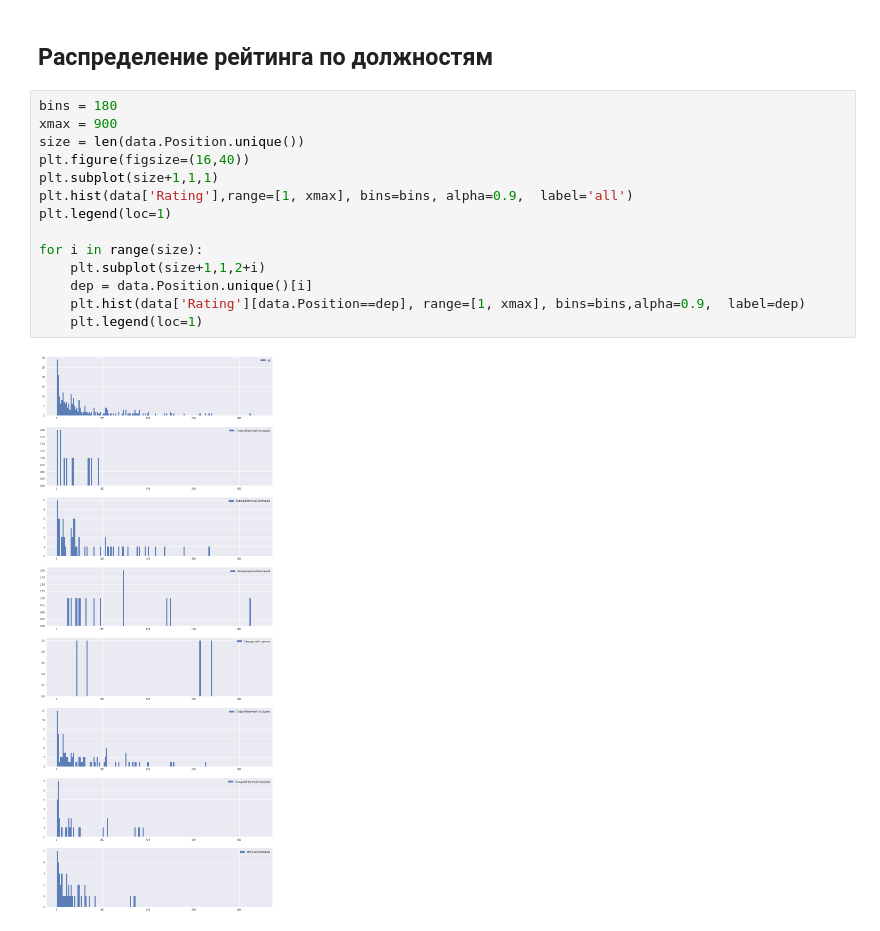
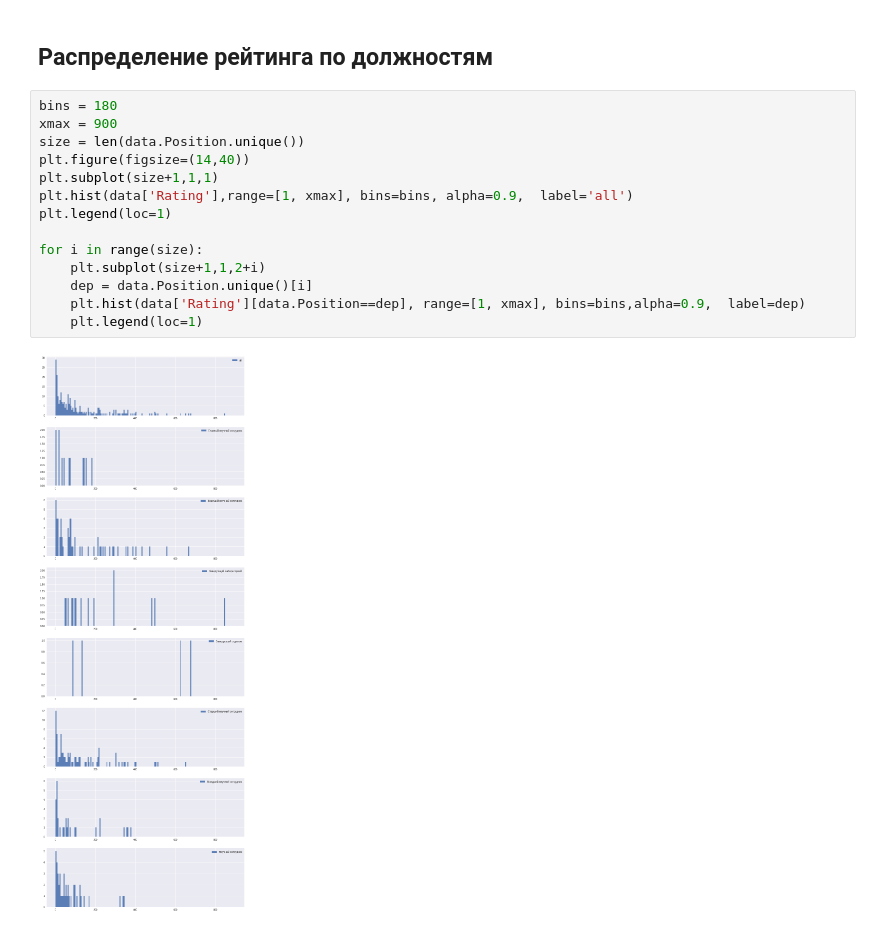
Before and after one commit to bonvech/Sphere, a Jupyter notebook: sinp/2017_05_sinp_rating.ipynb, the cells around one changed output. Drawn from its saved outputs; the diff is of its cells as text.

```diff
--- a/sinp/2017_05_sinp_rating.ipynb
+++ b/sinp/2017_05_sinp_rating.ipynb
@@ -111,16 +111,16 @@ for i in range(-1+len(data.Department.unique())):
 # %%
 bins = 180
 xmax = 900
 size = len(data.Position.unique())
-plt.figure(figsize=(16,40))
+plt.figure(figsize=(14,40))
 plt.subplot(size+1,1,1)
 plt.hist(data['Rating'],range=[1, xmax], bins=bins, alpha=0.9,  label='all')
 plt.legend(loc=1)
 
 for i in range(size):
     plt.subplot(size+1,1,2+i)
     dep = data.Position.unique()[i]
     plt.hist(data['Rating'][data.Position==dep], range=[1, xmax], bins=bins,alpha=0.9,  label=dep)
     plt.legend(loc=1)
 # %% [output]
-[figure, old version]
+[figure, new version]
```
Also changed, not shown: parts of 3 cells of this notebook.
